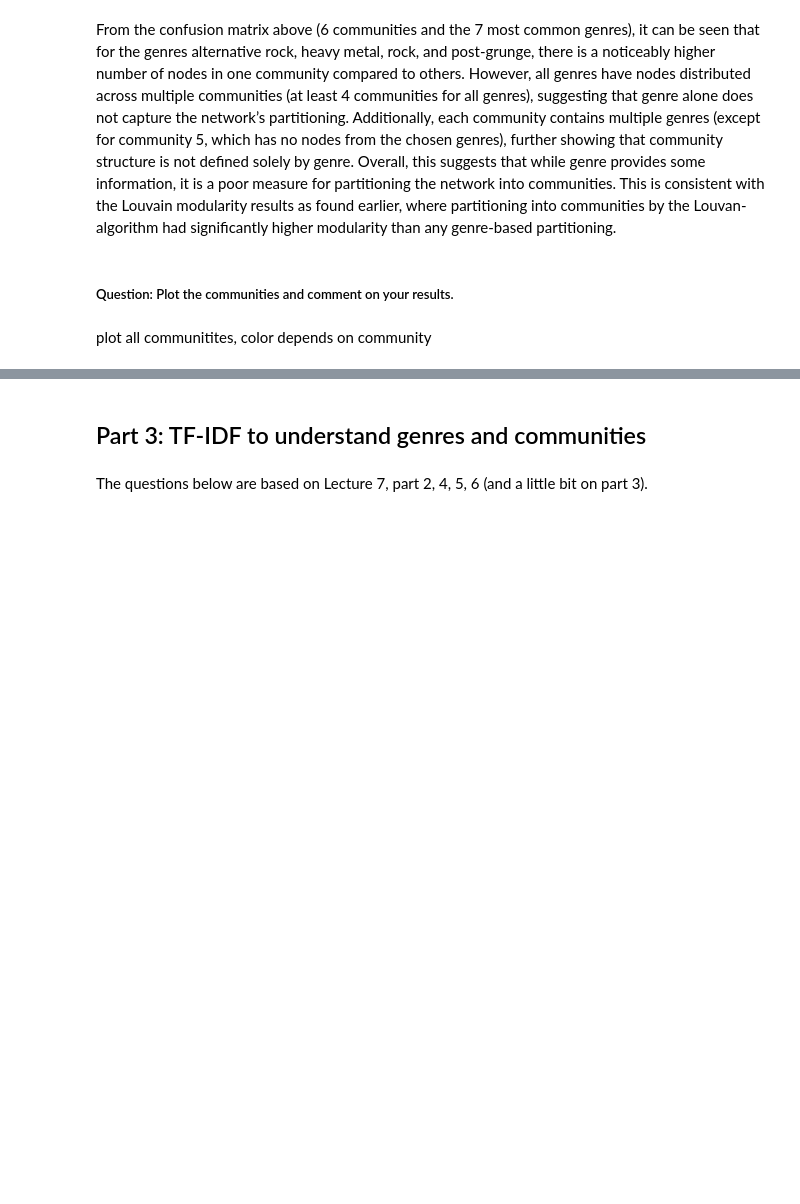
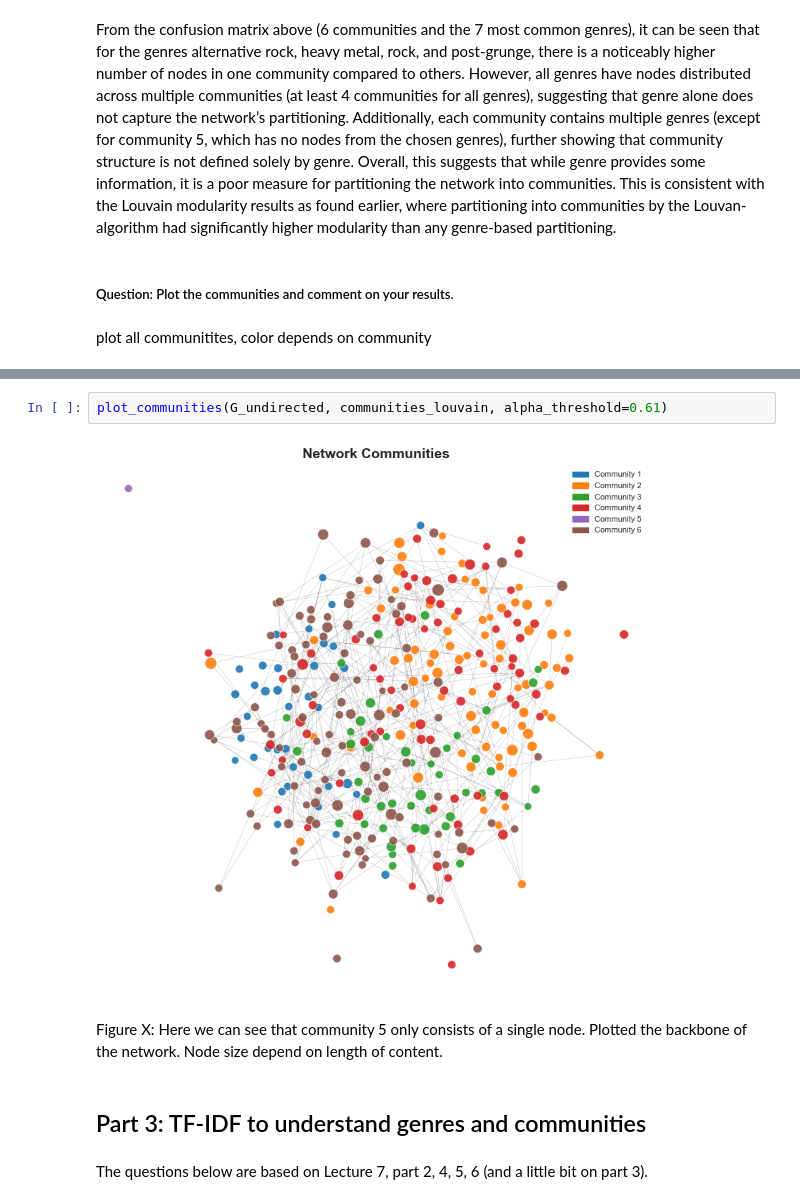
Before and after one commit to sorenstange/02805_Social_graphs_and_interactions, a Jupyter notebook: Assignment_2.ipynb, the cells around one changed output, grey strips where cells are left out. Saved outputs shown, nothing was run; the diff lists cells and outputs as text; blank space fills up the shorter version.

```diff
--- a/Assignment_2.ipynb
+++ b/Assignment_2.ipynb
@@ -620,3 +666,9 @@ plot all communitites, color depends on community
+# %%
+plot_communities(G_undirected, communities_louvain, alpha_threshold=0.61)
+# %% [output]
+[figure, added]
+# %% [markdown]
+Figure X: Here we can see that community 5 only consists of a single node. Plotted the backbone of the network. Node size depend on length of content.
 # %% [markdown]
 ## Part 3: TF-IDF to understand genres and communities
 # %% [markdown]
```
Also changed, not shown: parts of 11 cells of this notebook.
